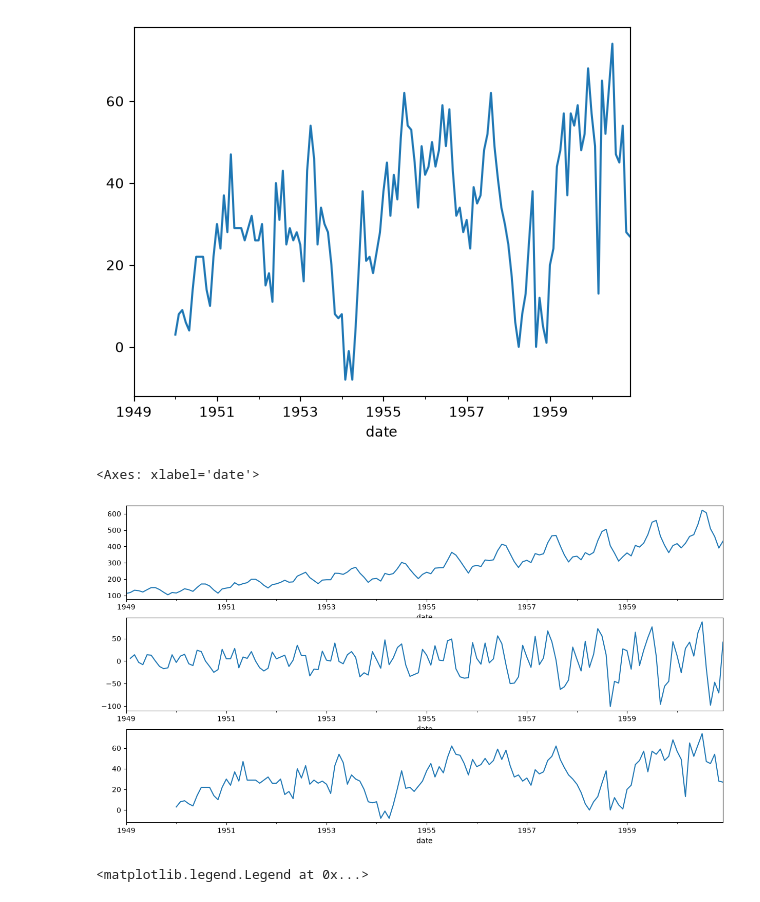
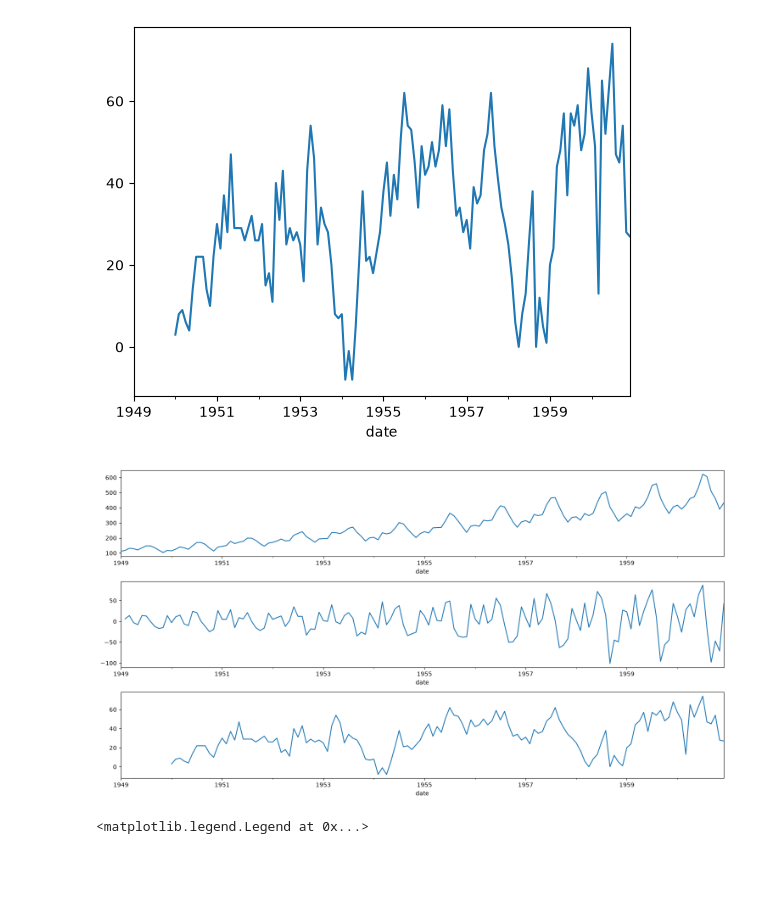
Before and after one commit to Kimchi-2025/big0611, a Jupyter notebook: py/p02_데이터분석및시각화/ch02_pandas/ex04_2_시계열데이터분석.ipynb, the cells around one changed output. Cells and saved outputs as stored; diff of their text form; code cells hidden in the pictures; blank space fills up the shorter version.

```diff
--- a/py/p02_데이터분석및시각화/ch02_pandas/ex04_2_시계열데이터분석.ipynb
+++ b/py/p02_데이터분석및시각화/ch02_pandas/ex04_2_시계열데이터분석.ipynb
@@ -910,17 +1029,18 @@ df['passengers'].diff(12).plot()
 # %%
 plt.figure(figsize=(15,8))
 
 plt.subplot(3, 1, 1)
 df['passengers'].plot()
 
 plt.subplot(3, 1, 2)
 df['passengers'].diff().plot()
 
 plt.subplot(3, 1, 3)
 df['passengers'].diff(12).plot()
+
+plt.tight_layout()
 # %% [output]
-<Axes: xlabel='date'>
-[figure, old version]
+[figure, new version]
 # %%
 plt.figure(figsize=(15,10))
 
```
Also changed, not shown: parts of 74 cells of this notebook, 8 other files.
